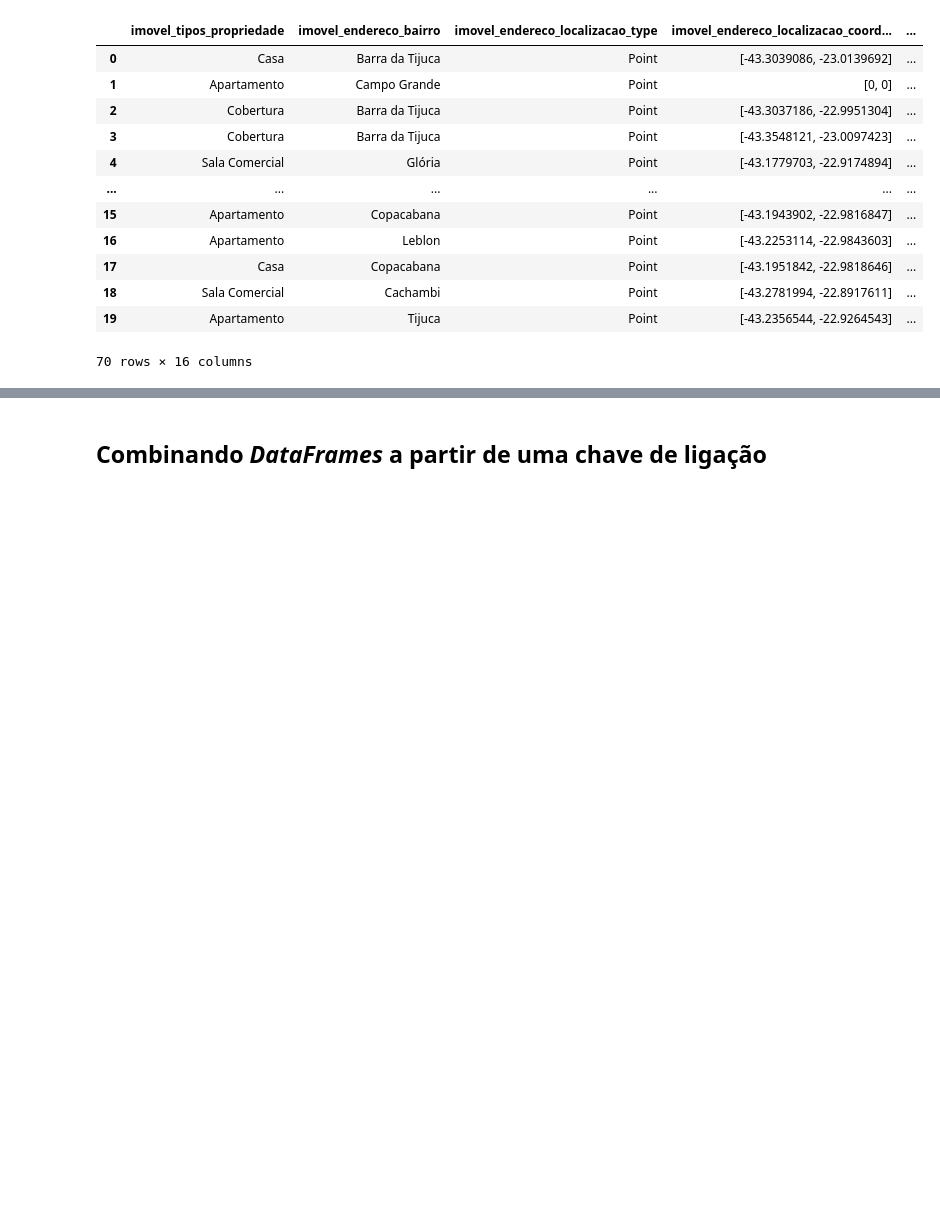
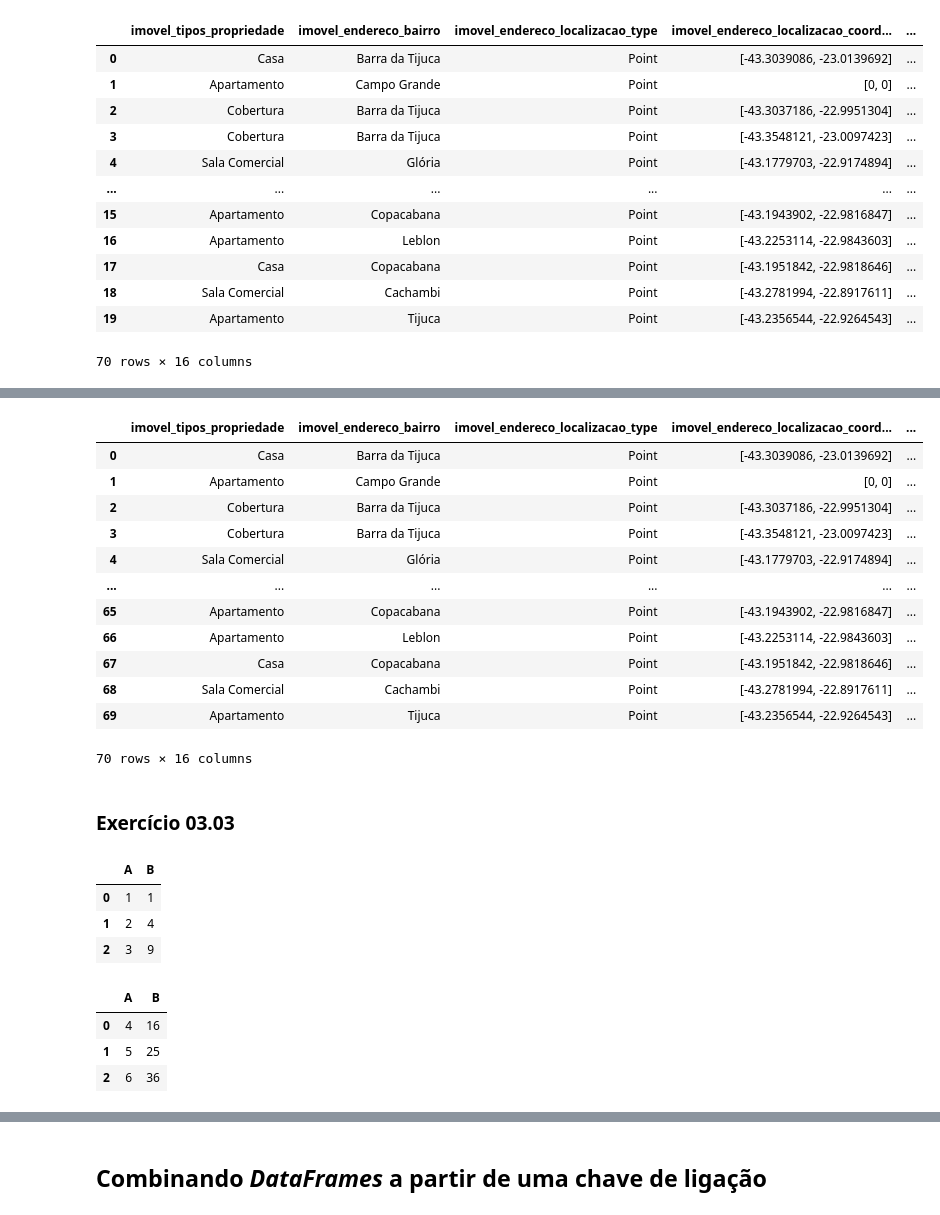
Before and after one commit to josenaldo/alura-cds-python-pandas-tecnicas-avancadas, a Jupyter notebook: notebook/Projeto.ipynb, the cells around one changed output, grey strips where cells are left out. Saved outputs shown, nothing was run; the diff lists cells and outputs as text; code cells hidden in the pictures; blank space fills up the shorter version.

```diff
--- a/notebook/Projeto.ipynb
+++ b/notebook/Projeto.ipynb
@@ -704,0 +730,22 @@ pd.concat([dados_normal_listings, dados_highlights_listings])
+# %%
+dados_listings = pd.concat(
+    [dados_normal_listings, dados_highlights_listings],
+    ignore_index=True
+)
+dados_listings
+# %% [output]
+|  | imovel_tipos_propriedade | imovel_endereco_bairro | imovel_endereco_localizacao_type | imovel_endereco_localizacao_coord... | ... |
+| 0 | Casa | Barra da Tijuca | Point | [-43.3039086, -23.0139692] | ... |
+| 1 | Apartamento | Campo Grande | Point | [0, 0] | ... |
+| 2 | Cobertura | Barra da Tijuca | Point | [-43.3037186, -22.9951304] | ... |
+| 3 | Cobertura | Barra da Tijuca | Point | [-43.3548121, -23.0097423] | ... |
+| 4 | Sala Comercial | Glória | Point | [-43.1779703, -22.9174894] | ... |
+| ... | ... | ... | ... | ... | ... |
+| 65 | Apartamento | Copacabana | Point | [-43.1943902, -22.9816847] | ... |
+| 66 | Apartamento | Leblon | Point | [-43.2253114, -22.9843603] | ... |
+| 67 | Casa | Copacabana | Point | [-43.1951842, -22.9818646] | ... |
+| 68 | Sala Comercial | Cachambi | Point | [-43.2781994, -22.8917611] | ... |
+| 69 | Apartamento | Tijuca | Point | [-43.2356544, -22.9264543] | ... |
+70 rows × 16 columns
+# %% [markdown]
+### Exercício 03.03
@@ -704,0 +755,14 @@ pd.concat([dados_normal_listings, dados_highlights_listings])
+# %%
+df_A
+# %% [output]
+|  | A | B |
+| 0 | 1 | 1 |
+| 1 | 2 | 4 |
+| 2 | 3 | 9 |
+# %%
+df_B
+# %% [output]
+|  | A | B |
+| 0 | 4 | 16 |
+| 1 | 5 | 25 |
+| 2 | 6 | 36 |
```
Also changed, not shown: parts of 38 cells of this notebook.
